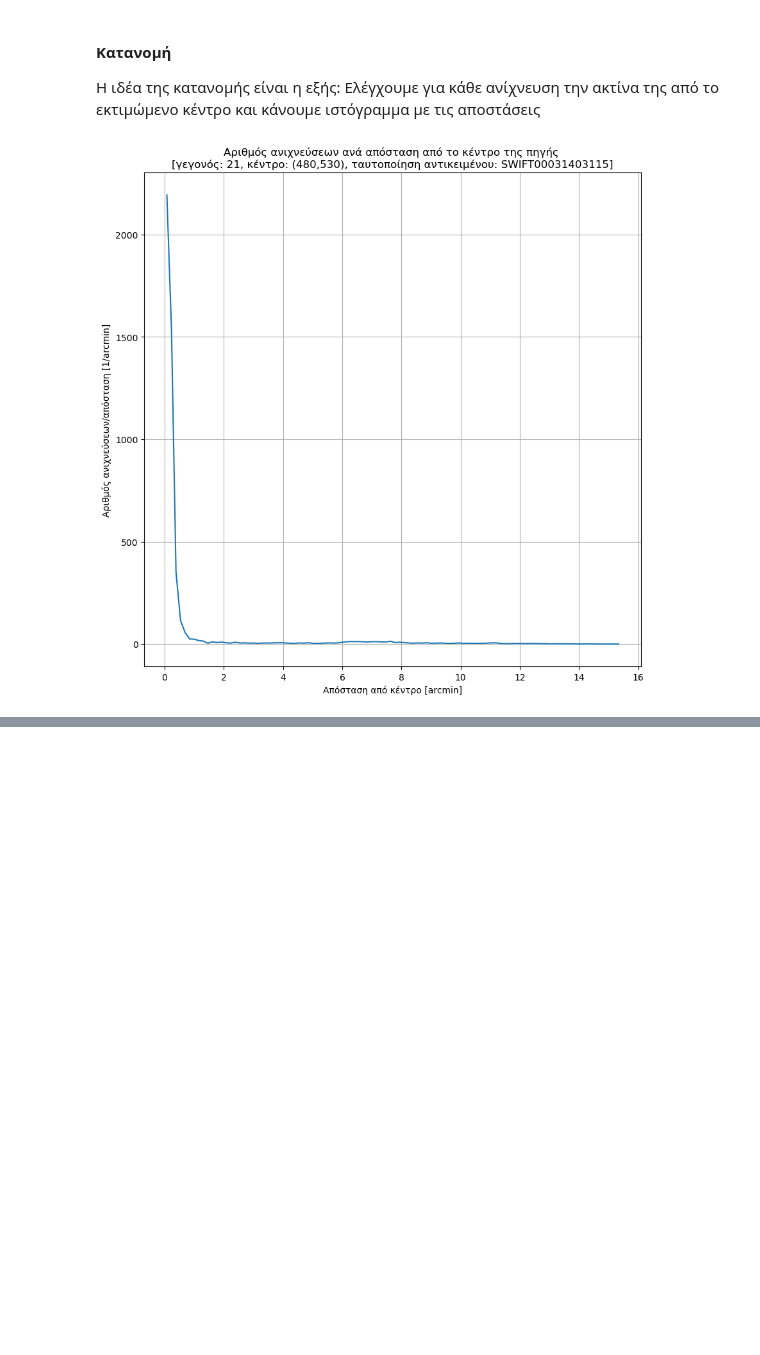
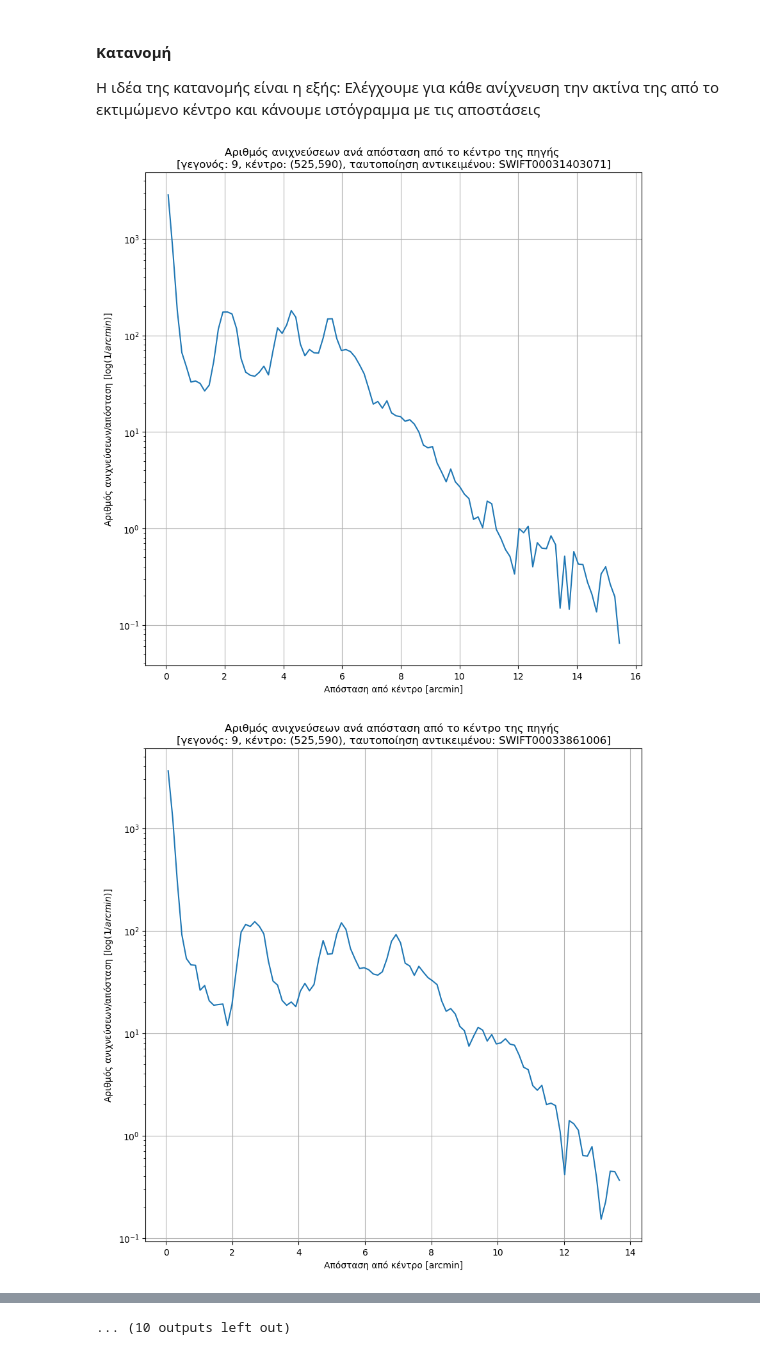
Before and after one commit to xmamalou/astrolab-team-exercise, a Jupyter notebook: thing.ipynb, the cells around one changed output, grey strips where cells are left out. Cells and saved outputs as stored; diff of their text form; code cells hidden in the pictures; blank space fills up the shorter version.

```diff
--- a/thing.ipynb
+++ b/thing.ipynb
@@ -135,27 +133,38 @@ def get_distances_of_detections(data, origin_point = origin):
     y_coords = data['Y']
     return np.array([get_distance(Point(x, y), origin_point) for x, y in zip(x_coords, y_coords)])
 # %%
-distances = get_distances_of_detections(source_data, source_origin)
-bin_count = 100
+def get_all_distributions(events, origins, bin_count = 100):
+    indices = range(len(events))
+    for source, source_origin, index in zip(events, origins, indices):
+        source_data = source[1].data
+        source_header = source[1].header
+        distances = get_distances_of_detections(source_data, source_origin)
 
-object_id = event_headers[event_index]['TELESCOP'] + event_headers[event_index]['OBS_ID']
+        object_id = source_header['TELESCOP'] + source_header['OBS_ID']
 
-plt.close('all')
-# Δεδομένα
-counts, bins = np.histogram(distances, bins = bin_count)
-bin_middle = (1/2)*(bins[1:] + bins[:-1]) # το μέσον κάθε μπάρας
-unit_bin_middle = [pixel_to_arcmin(bin) for bin in bin_middle]
-figure = plt.figure(1,figsize=(10,10))
-# Ρυθμίσεις
-plt.plot(unit_bin_middle, counts/unit_bin_middle)
-plt.grid("both")
-plt.title("Αριθμός ανιχνεύσεων ανά απόσταση από το κέντρο της πηγής \n[γεγονός: " + str(event_index) + ", κέντρο: (" + str(source_center_x) + "," + str(source_center_y) + ")" + ", ταυτοποίηση αντικειμένου: " + object_id + "]")
-plt.xlabel("Απόσταση από κέντρο [arcmin]")
-plt.ylabel("Αριθμός ανιχνεύσεων/απόσταση [1/arcmin]")
-# Αποθήκευση
-figure_name = "histograms/hist_" + str(event_index) + "_" + object_id + ".png"
-figure.savefig(figure_name)
-# Εμφάνιση
-plt.show()
+        # Δεδομένα
+        counts, bins = np.histogram(distances, bins = bin_count)
+        bin_middle = (1/2)*(bins[1:] + bins[:-1]) # το μέσον κάθε μπάρας
+        unit_bin_middle = [pixel_to_arcmin(bin) for bin in bin_middle]
+        figure = plt.figure(1,figsize=(10,10))
+        # Ρυθμίσεις
+        plt.plot(unit_bin_middle, counts/unit_bin_middle)
+        plt.yscale("log")
+        plt.grid("both")
+        plt.title("Αριθμός ανιχνεύσεων ανά απόσταση από το κέντρο της πηγής \n[γεγονός: " + str(index) + ", κέντρο: (" + str(source_origin.x) + "," + str(source_origin.y) + ")" + ", ταυτοποίηση αντικειμένου: " + object_id + "]")
+        plt.xlabel("Απόσταση από κέντρο [arcmin]")
+        plt.ylabel("Αριθμός ανιχνεύσεων/απόσταση [$\log(1/arcmin)$]")
+        # Αποθήκευση
+        figure_name = "histograms/hist_" + str(index) + "_" + object_id + ".png"
+        figure.savefig(figure_name)
+        # Εμφάνιση
+        plt.show()
-# %% [output]
-[figure, removed]
+# %%
+source_origins = [Point(565,585), Point(515,545), Point(495,555), Point(470, 590), Point(475,520), Point(490,550), Point(480,510), Point(475,580), Point(510,500), Point(525,590), Point(540,610), Point(545,585), Point(510,590), Point(485,555), Point(490,555), Point(500,520), Point(440,605), Point(470,605), Point(495,570), Point(455,525), Point(500,560), Point(480,530)]
+bin_count = 100
+
+plt.close('all')
+get_all_distributions(events, source_origins, bin_count)
+# %% [output]
+[figure, added]
+[figure, added]
@@ -161,0 +181 @@ plt.show()
+... (10 outputs left out)
```
Also changed, not shown: parts of 5 cells of this notebook, 22 other files.
